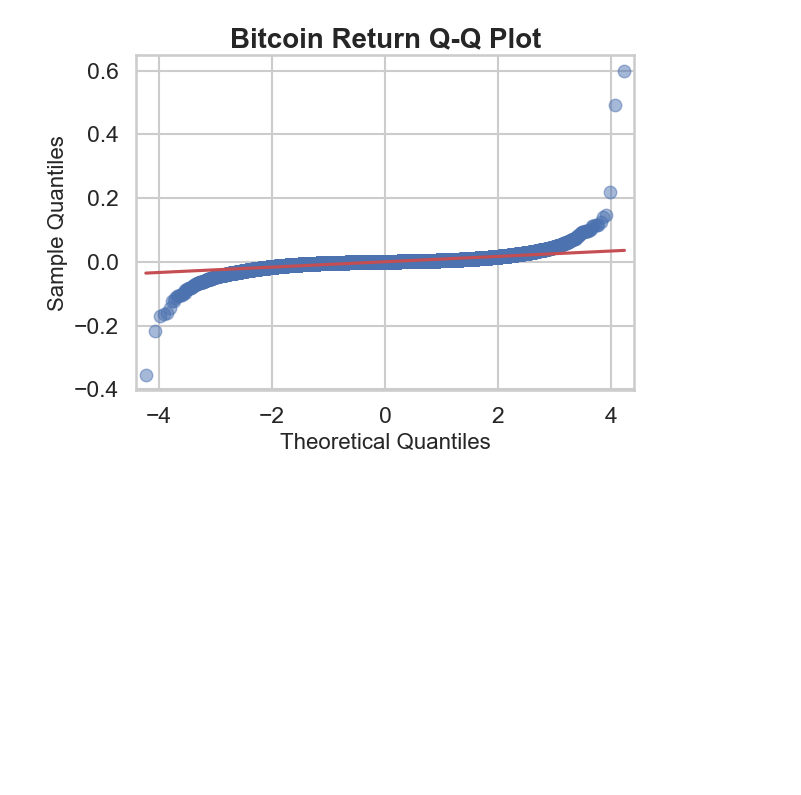
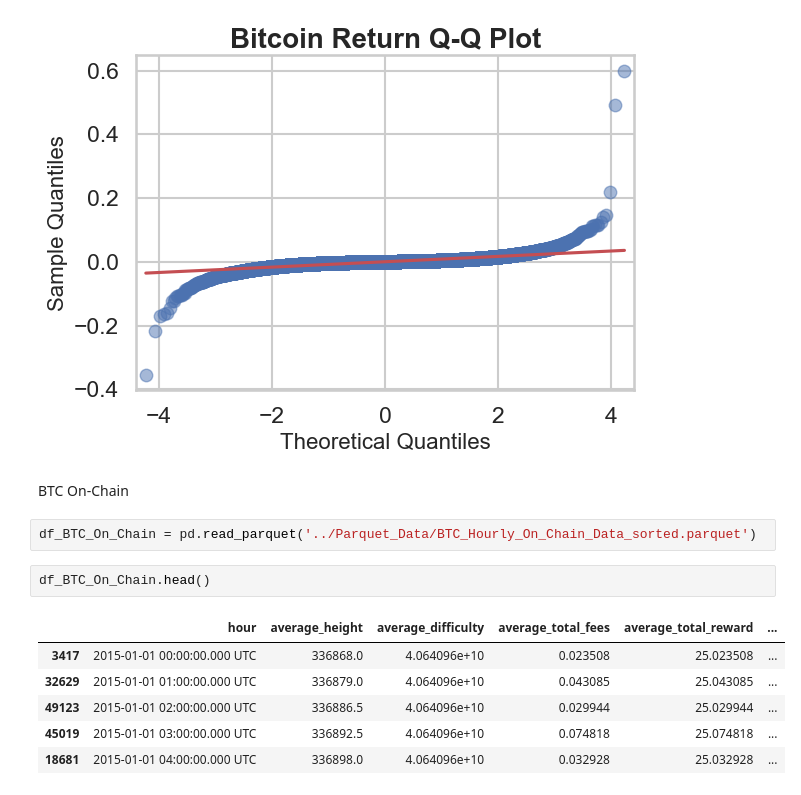
Before and after one commit to Kunj121/QTSFinalProject, a Jupyter notebook: Graph_Analysis/Graph_Analysis.ipynb, the cells around one changed output. Saved outputs shown, nothing was run; the diff lists cells and outputs as text; blank space fills up the shorter version.

```diff
--- a/Graph_Analysis/Graph_Analysis.ipynb
+++ b/Graph_Analysis/Graph_Analysis.ipynb
@@ -272,3 +256,16 @@ fancy_return_qq(all_returns_df, "btc_return", title="Bitcoin Return Q-Q Plot")
 # %% [output]
 <Figure size 1000x800 with 0 Axes>
 [figure]
+# %% [markdown]
+BTC On-Chain
+# %%
+df_BTC_On_Chain = pd.read_parquet('../Parquet_Data/BTC_Hourly_On_Chain_Data_sorted.parquet')
+# %%
+df_BTC_On_Chain.head()
+# %% [output]
+|  | hour | average_height | average_difficulty | average_total_fees | average_total_reward | ... |
+| 3417 | 2015-01-01 00:00:00.000 UTC | 336868.0 | 4.064096e+10 | 0.023508 | 25.023508 | ... |
+| 32629 | 2015-01-01 01:00:00.000 UTC | 336879.0 | 4.064096e+10 | 0.043085 | 25.043085 | ... |
+| 49123 | 2015-01-01 02:00:00.000 UTC | 336886.5 | 4.064096e+10 | 0.029944 | 25.029944 | ... |
+| 45019 | 2015-01-01 03:00:00.000 UTC | 336892.5 | 4.064096e+10 | 0.074818 | 25.074818 | ... |
+| 18681 | 2015-01-01 04:00:00.000 UTC | 336898.0 | 4.064096e+10 | 0.032928 | 25.032928 | ... |
```
Also changed, not shown: parts of 4 cells of this notebook.
